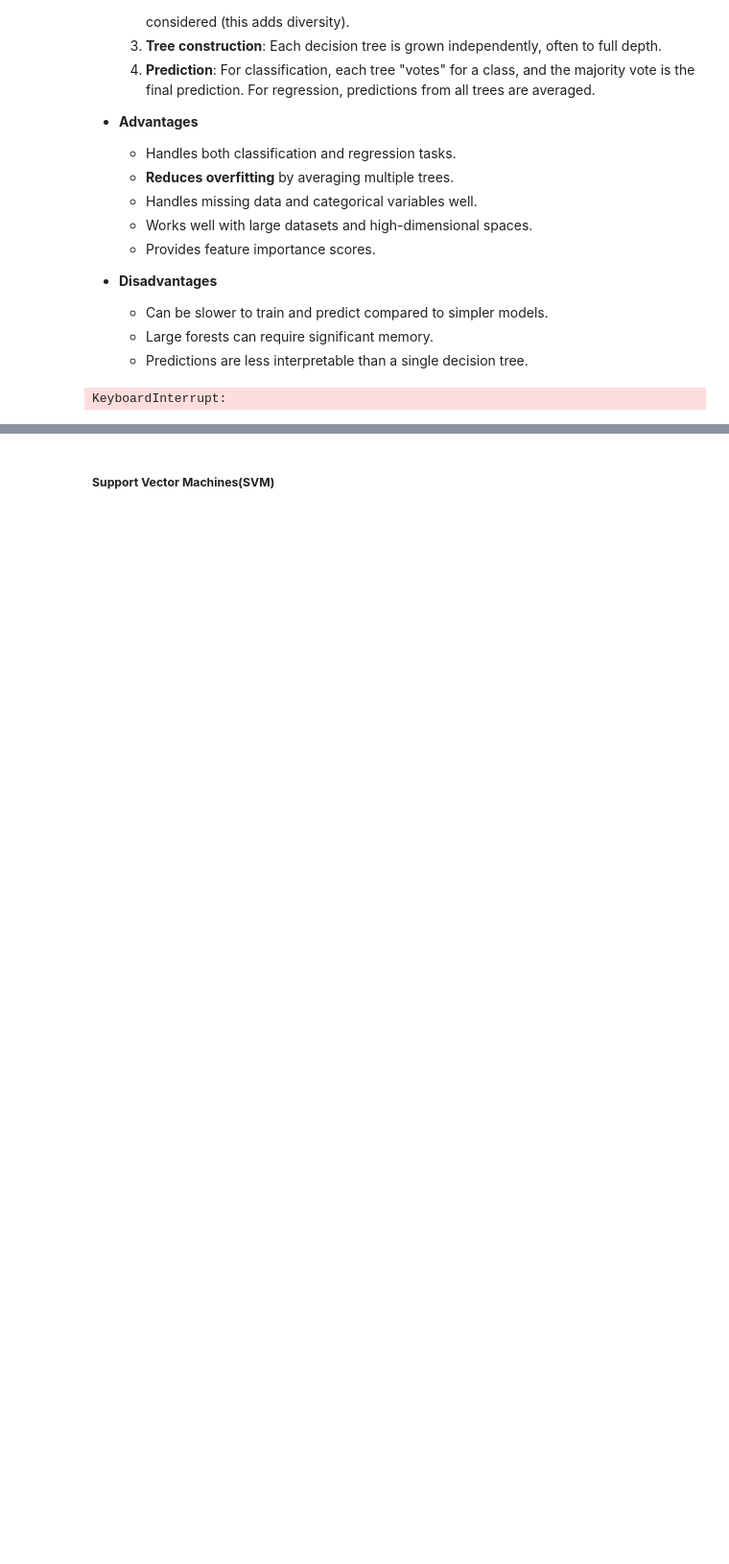
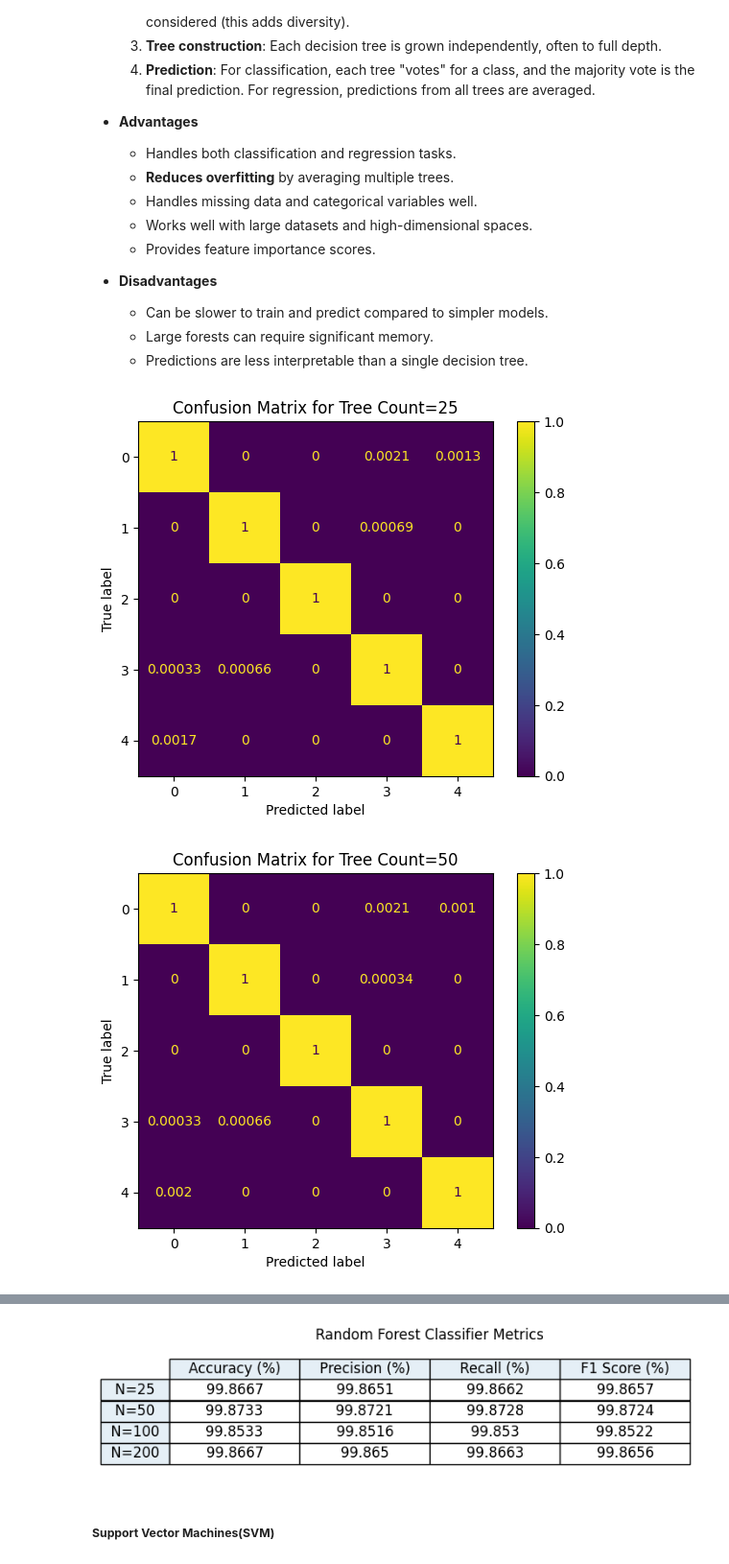
Before and after one commit to Yusufpek/BBM409, a Jupyter notebook: assignment1.ipynb, the cells around one changed output, grey strips where cells are left out. Shown at 96% size. Saved outputs shown, nothing was run; the diff lists cells and outputs as text; code cells hidden in the pictures; blank space fills up the shorter version.

Commit message:
classifier func extracted

```diff
--- a/assignment1.ipynb
+++ b/assignment1.ipynb
@@ -304,42 +258,17 @@ show_table(nb_values_values, nb_names, "Naive Bayes Classifier Metrics")
     - Predictions are less interpretable than a single decision tree.
 # %%
 def random_forest_classifier(n):
-    # Create a pipeline with an imputer and the weighted kNN classifier
-    pipeline = Pipeline([
-        ('imputer', SimpleImputer(strategy='mean')),
-        ('rfc', RandomForestClassifier(n_estimators = n))
-    ])
-
-    # Train the classifier
-    pipeline.fit(X_train, y_train)
-
-    # Make predictions
-    y_pred = pipeline.predict(X_test)
-
-    # Calculate metrics
-    accuracy, precision, recall, f1_score_value = get_metric_values(y_test, y_pred)
-
-    # Confusion matrix
-    matrix = confusion_matrix(y_test, y_pred, normalize="pred")
-    disp = ConfusionMatrixDisplay(confusion_matrix=matrix)
-    # Plot it with title
-    disp.plot()
-    plt.title(f'Confusion Matrix for Tree Count={n}')
-    # Show it
-    plt.show()
-
-    # Create a table with metrics
-    values = [round(accuracy * 100, 4), round(precision * 100, 4), round(recall * 100, 4), round(f1_score_value * 100, 4)]
-    return values
+    return classifier(RandomForestClassifier(n_estimators = n), 'rfc', f'Confusion Matrix for Tree Count={n}')
 
 
 n_values = [25, 50, 100, 200]
 random_forest_values = []
 # run with k=3, k=5, k=7
 for n in n_values:
     values = random_forest_classifier(n)
     random_forest_values.append(values)
 
 show_table(random_forest_values, [f" N={n} " for n in n_values], "Random Forest Classifier Metrics")
 # %% [output]
-KeyboardInterrupt:
+[figure, added]
+[figure, added]
@@ -346,3 +277,4 @@ KeyboardInterrupt:
+[figure, added]
 # %% [markdown]
 ##### **Support Vector Machines(SVM)**
 # %% [markdown]
```
Also changed, not shown: parts of 7 cells of this notebook.
